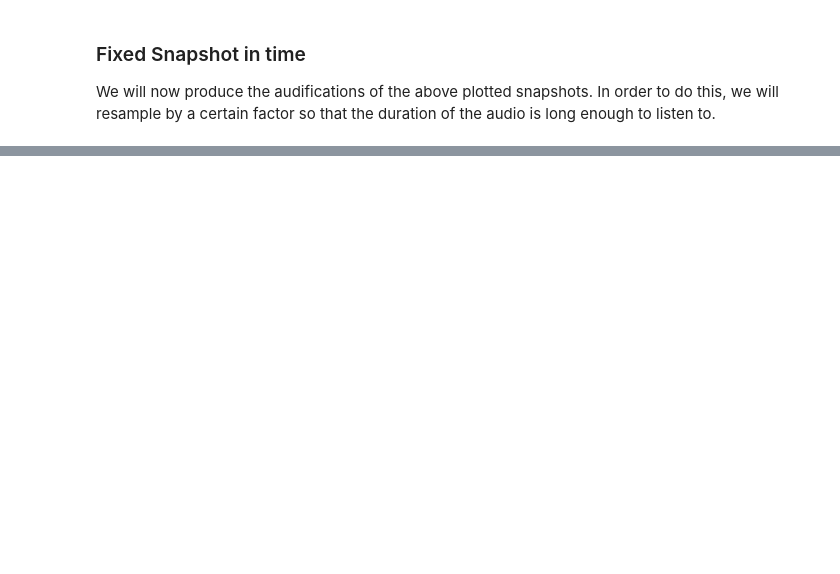
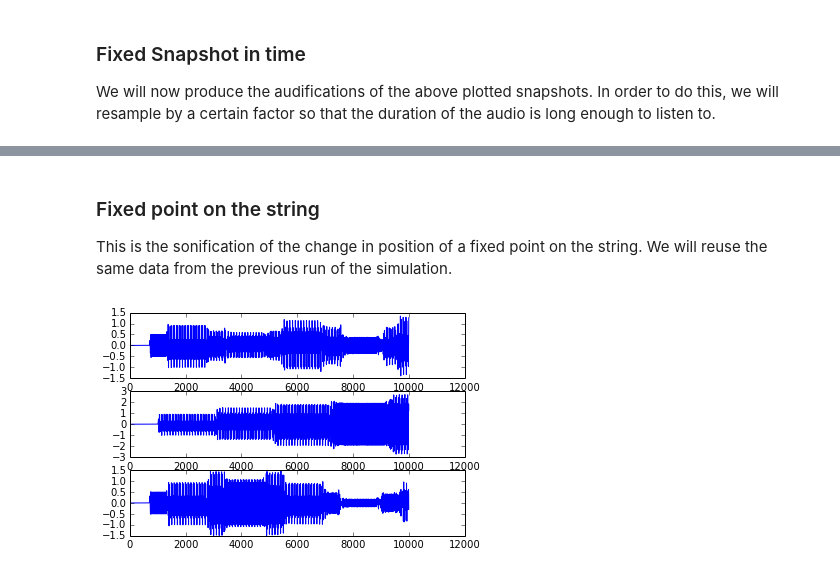
Before and after one commit to akshay1992/240F, a Jupyter notebook: hw1_1D-Wave-Simulation.ipynb, the cells around one changed output, grey strips where cells are left out. Drawn from its saved outputs; the diff is of its cells as text; code cells hidden in the pictures; blank space fills up the shorter version.

```diff
--- a/hw1_1D-Wave-Simulation.ipynb
+++ b/hw1_1D-Wave-Simulation.ipynb
@@ -210,0 +263,15 @@ resample?
+# %% [markdown]
+### Fixed point on the string
+
+This is the sonification of the change in position of a fixed point on the string. We will reuse the same data from the previous run of the simulation.
+# %%
+p35 = simulator.getPointIndex(0.35)
+p50 = simulator.getPointIndex(0.50)
+p65 = simulator.getPointIndex(0.65)
+
+subplot(3,1,1), plot(results[p35, :])
+subplot(3,1,2), plot(results[p50, :])
+subplot(3,1,3), plot(results[p65, :])
+show()
+# %% [output]
+[figure, added]
```
Also changed, not shown: parts of 16 cells of this notebook.
